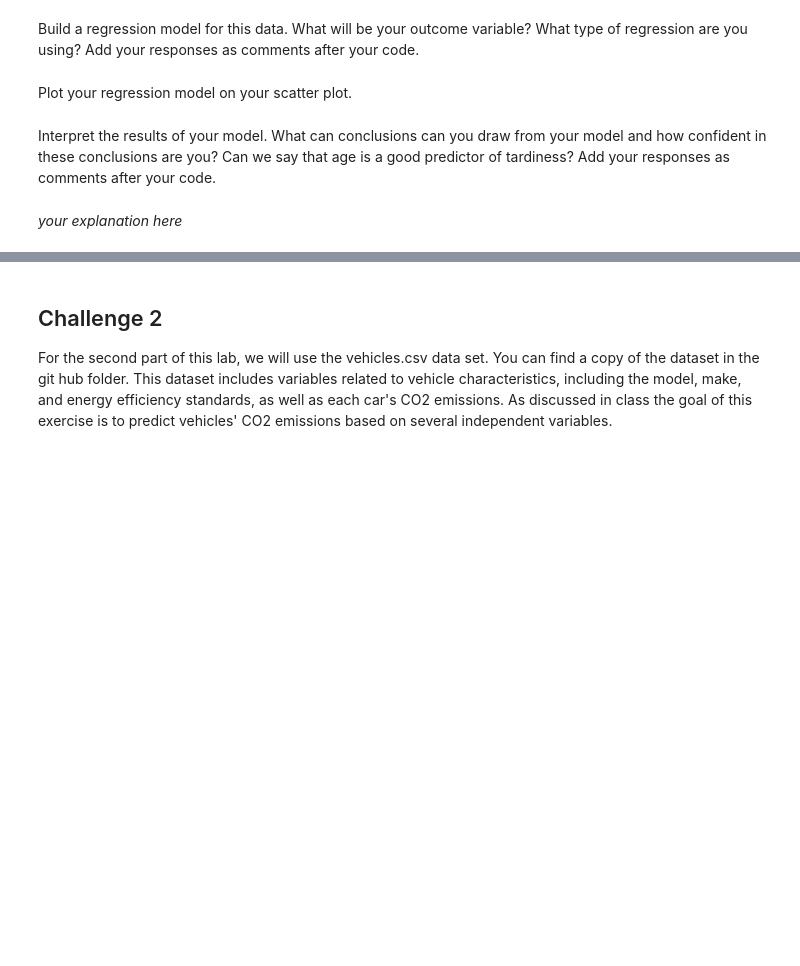
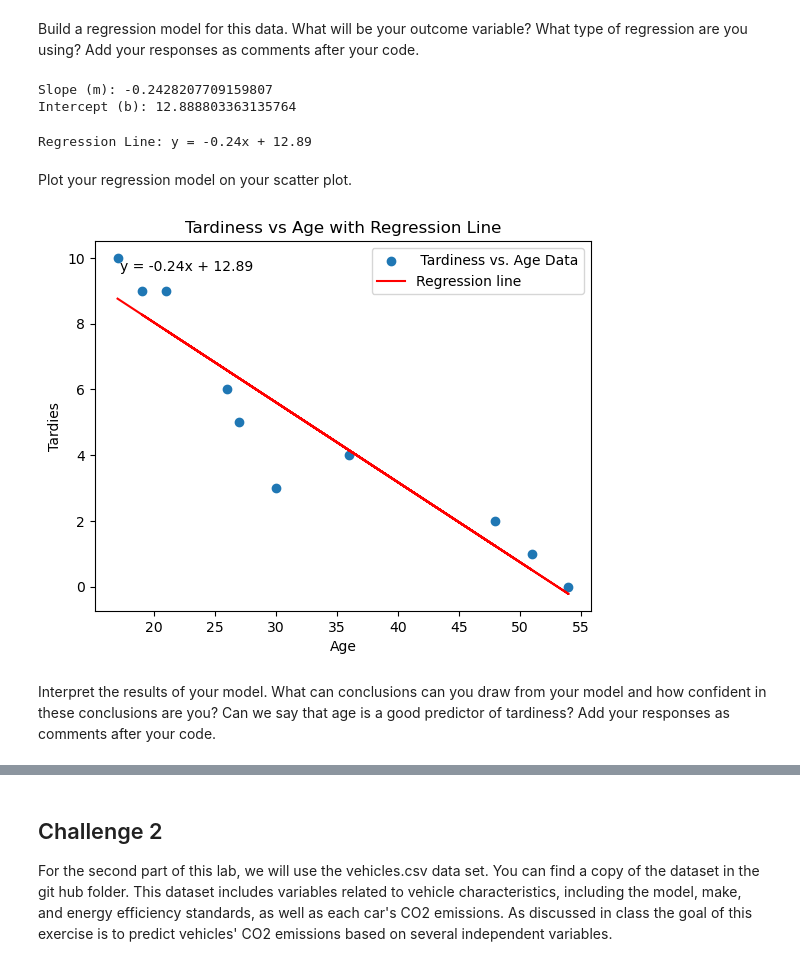
Before and after one commit to vitorferraz19/lab-regression-analysis-en, a Jupyter notebook: your-code/lab-regression-analysis.ipynb, the cells around one changed output, grey strips where cells are left out. Drawn from its saved outputs; the diff is of its cells as text; code cells hidden in the pictures; blank space fills up the shorter version.

Commit message:
Second update of the LAB | Regression Analysis exercise, Week 4, Day 4

```diff
--- a/your-code/lab-regression-analysis.ipynb
+++ b/your-code/lab-regression-analysis.ipynb
@@ -86,2 +86,20 @@ Build a regression model for this data. What will be your outcome variable? What
+# %%
+m, b = np.polyfit(df["Age"], df["Tardies"], 1)   # fitting a degree 1 polynomial (slope m and y-intersect b) into the scatter plot
+
+print("Slope (m):", m)
+print("Intercept (b):", b)
+# %% [output]
+Slope (m): -0.2428207709159807
+Intercept (b): 12.888803363135764
+# %%
+# Printing the full regression line equation (m and b rounded to 2 decimal places):
+
+print(f"Regression Line: y = {m:.2f}x + {b:.2f}")
+# %% [output]
+Regression Line: y = -0.24x + 12.89
+# %%
+# Creating predicted y values, based on degree 1 polynomial fitting defined in the previous step:
+
+y_prediction = m*df["Age"] + b
 # %% [markdown]
 Plot your regression model on your scatter plot.
@@ -90,4 +106,22 @@ Plot your regression model on your scatter plot.
+# %%
+# Plotting linear regression:
+
+plt.scatter(df["Age"], df["Tardies"], label=" Tardiness vs. Age Data")
+
+plt.plot(df["Age"], y_prediction, color="red", label="Regression line")
+
+plt.xlabel("Age")
+plt.ylabel("Tardies")
+plt.title("Tardiness vs Age with Regression Line")
+
+plt.text(0.05, 0.95,
+         f"y = {m:.2f}x + {b:.2f}",
+         transform=plt.gca().transAxes,     # getting current axes (canvas where the plot area is) and changing coordinate system (transaxes)
+         verticalalignment='top')
+
+plt.legend()
+plt.show()
+# %% [output]
+[figure, added]
 # %% [markdown]
 Interpret the results of your model. What can conclusions can you draw from your model and how confident in these conclusions are you? Can we say that age is a good predictor of tardiness? Add your responses as comments after your code.
-# %% [markdown]
-*your explanation here*
```
Also changed, not shown: parts of 6 cells of this notebook.
